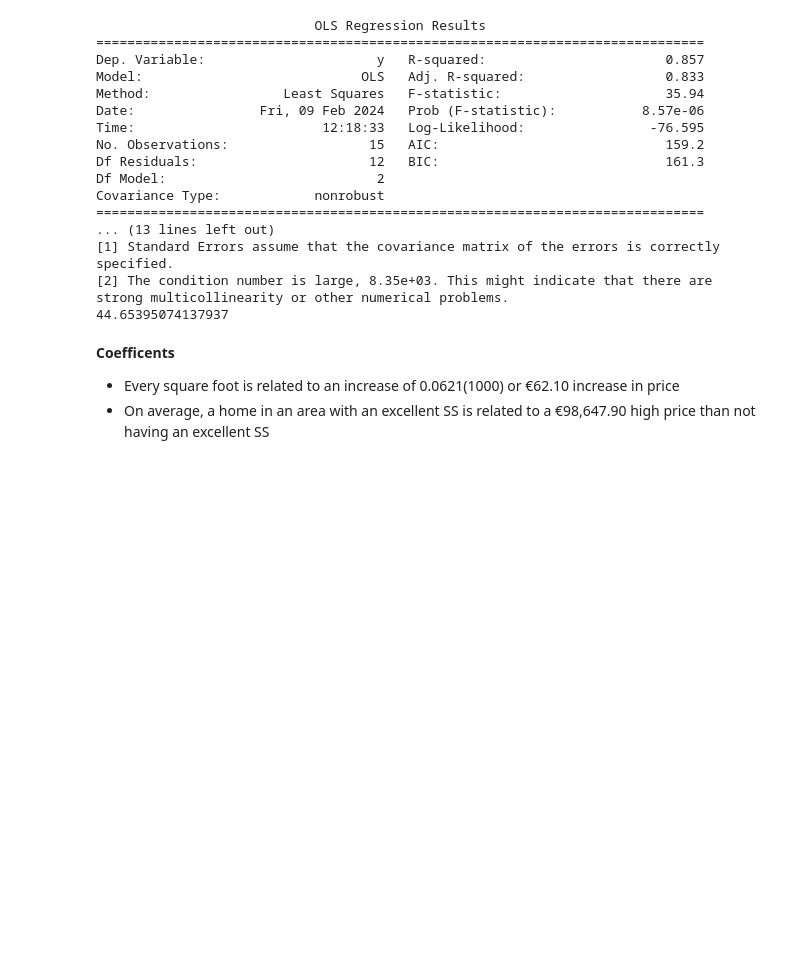
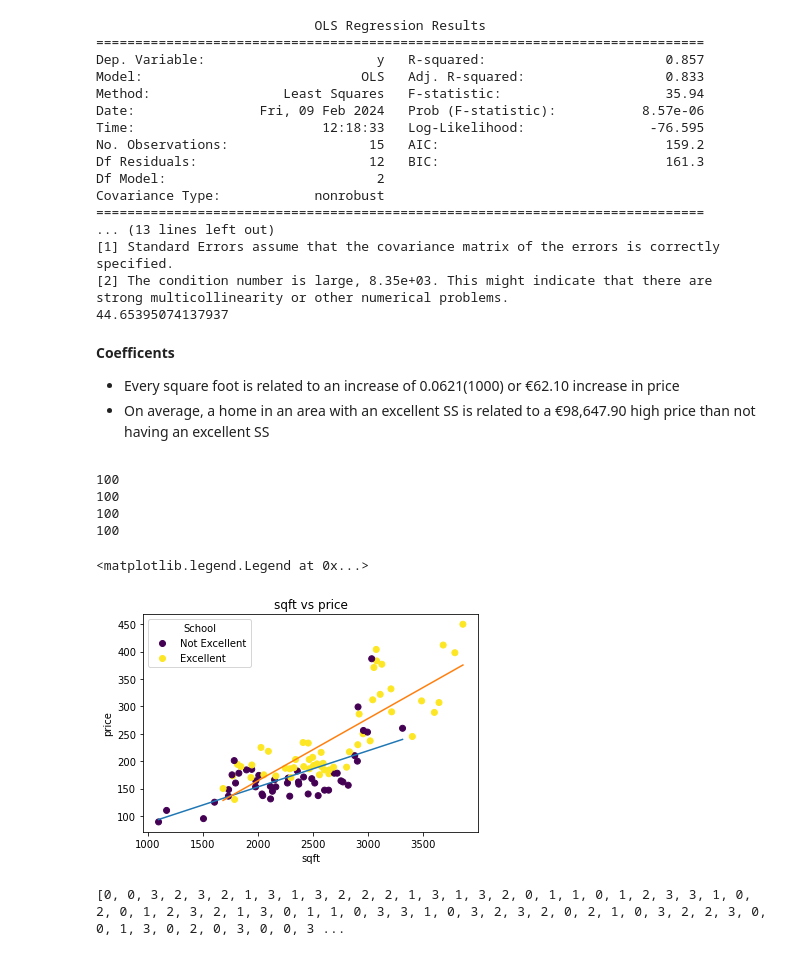
Before and after one commit to johnloane/sd4_dav_24, a Jupyter notebook: Multivariate Analysis Late.ipynb, the cells around one changed output. Saved outputs shown, nothing was run; the diff lists cells and outputs as text; code cells hidden in the pictures; blank space fills up the shorter version.

Commit message:
House region does not effect price?

```diff
--- a/Multivariate Analysis Late.ipynb
+++ b/Multivariate Analysis Late.ipynb
@@ -784,7 +784,7 @@ strong multicollinearity or other numerical problems.
     <li> On average, a home in an area with an excellent SS is related to a €98,647.90 high price than not having an excellent SS </li>
 <ul>
 # %%
-prices = [89, 95, 110, 125, 130, 131, 136, 136, 137, 137, 140, 140, 145, 147, 147, 148, 150, 153, 153, 154, 156, 158, 160, 160, 160, 162, 162, 164, 164, 166, 168, 169, 170, 170, 171, 173, 173, 174, 175, 175, 175, 177, 178, 178, 178, 182, 184, 184, 184, 185, 186, 186, 187, 188, 189, 189, 190, 190, 190, 192, 193, 194, 195, 196, 200, 201, 203, 203, 207, 210, 216, 217, 218, 225, 230, 233, 234, 237, 245, 250, 253, 256, 260, 286, 289, 290, 299, 307, 310, 312, 322, 332, 371, 377, 383, 387, 398, 404, 412, 450]
+price = [89, 95, 110, 125, 130, 131, 136, 136, 137, 137, 140, 140, 145, 147, 147, 148, 150, 153, 153, 154, 156, 158, 160, 160, 160, 162, 162, 164, 164, 166, 168, 169, 170, 170, 171, 173, 173, 174, 175, 175, 175, 177, 178, 178, 178, 182, 184, 184, 184, 185, 186, 186, 187, 188, 189, 189, 190, 190, 190, 192, 193, 194, 195, 196, 200, 201, 203, 203, 207, 210, 216, 217, 218, 225, 230, 233, 234, 237, 245, 250, 253, 256, 260, 286, 289, 290, 299, 307, 310, 312, 322, 332, 371, 377, 383, 387, 398, 404, 412, 450]
 
 sqft = [1097, 1505, 1170, 1605, 1787, 2114, 2288, 1731, 2546, 2043, 2455, 2036, 2131, 2641, 2604, 1733, 1683, 2162, 1978, 2112, 2819, 2370, 2515, 2267, 1796, 2771, 2367, 2753, 1980, 2150, 2488, 2274, 2299, 1936, 2414, 2162, 1770, 2007, 2558, 2053, 1764, 2643, 2719, 2692, 1826, 2357, 2647, 2601, 1895, 1943, 2466, 2289, 2248, 2326, 2804, 2686, 2578, 2415, 1845, 2504, 1944, 1814, 2536, 2591, 2902, 1784, 2465, 2341, 2496, 2878, 2573, 2830, 2094, 2027, 2906, 2456, 2409, 3018, 3401, 2953, 2994, 2957, 3312, 2918, 3601, 3213, 2908, 3643, 3485, 3041, 3109, 3207, 3052, 3124, 3076, 3032, 3787, 3073, 3681, 3860]
 
@@ -792,3 +792,51 @@ excellent = [0, 0, 0, 0, 1, 0, 0, 0, 0, 0, 0, 0, 0, 0, 0, 0, 1, 0, 0, 0, 0, 0, 0
 
 region = ["East", "East", "West", "South", "West", "South", "North", "West", "North", "West", "South", "South", "South", "North", "West", "North", "West", "South", "East", "North", "North", "East", "North", "South", "West", "West", "North", "East", "South", "East", "North", "South", "West", "South", "North", "West", "East", "North", "North", "East", "West", "West", "North", "East", "West", "South", "West", "South", "East", "South", "North", "East", "West", "South", "South", "West", "East", "East", "North", "West", "East", "South", "East", "West", "East", "East", "West", "East", "South", "East", "West", "South", "North", "South", "North", "South", "North", "East", "East", "East", "West", "North", "West", "West", "South", "South", "East", "East", "North", "South", "East", "West", "West", "West", "North", "South", "West", "South", "North", "North"
 ]
+# %%
+print(len(price))
+print(len(sqft))
+print(len(excellent))
+print(len(region))
+# %% [output]
+100
+100
+100
+100
+# %%
+ne_sqft = []
+ne_price = []
+e_sqft = []
+e_price = []
+for i in range(len(excellent)):
+    if excellent[i] == 0:
+        ne_sqft.append(sqft[i])
+        ne_price.append(price[i])
+    else:
+        e_sqft.append(sqft[i])
+        e_price.append(price[i])
+# %%
+plt.title("sqft vs price")
+plt.xlabel("sqft")
+plt.ylabel("price")
+scatter = plt.scatter(sqft, price, c = excellent)
+plt.plot(np.unique(ne_sqft), np.poly1d(np.polyfit(ne_sqft, ne_price, 1))(np.unique(ne_sqft)))
+plt.plot(np.unique(e_sqft), np.poly1d(np.polyfit(e_sqft, e_price, 1))(np.unique(e_sqft)))
+plt.legend(handles = scatter.legend_elements()[0], labels=legend_names, title="School")
+# %% [output]
+<matplotlib.legend.Legend at 0x...>
+[figure, added]
+# %%
+# Want to code East-> 0, North -> 1, South -> 2, West -> 3
+labels = []
+for i in range(len(region)):
+    if region[i] == "East":
+        labels.append(0)
+    elif region[i] == "North":
+        labels.append(1)
+    elif region[i] == "South":
+        labels.append(2)
+    else:
+        labels.append(3)
+print(labels)
+# %% [output]
+[0, 0, 3, 2, 3, 2, 1, 3, 1, 3, 2, 2, 2, 1, 3, 1, 3, 2, 0, 1, 1, 0, 1, 2, 3, 3, 1, 0, 2, 0, 1, 2, 3, 2, 1, 3, 0, 1, 1, 0, 3, 3, 1, 0, 3, 2, 3, 2, 0, 2, 1, 0, 3, 2, 2, 3, 0, 0, 1, 3, 0, 2, 0, 3, 0, 0, 3 ...
```
Also changed, not shown: parts of 2 cells of this notebook.
